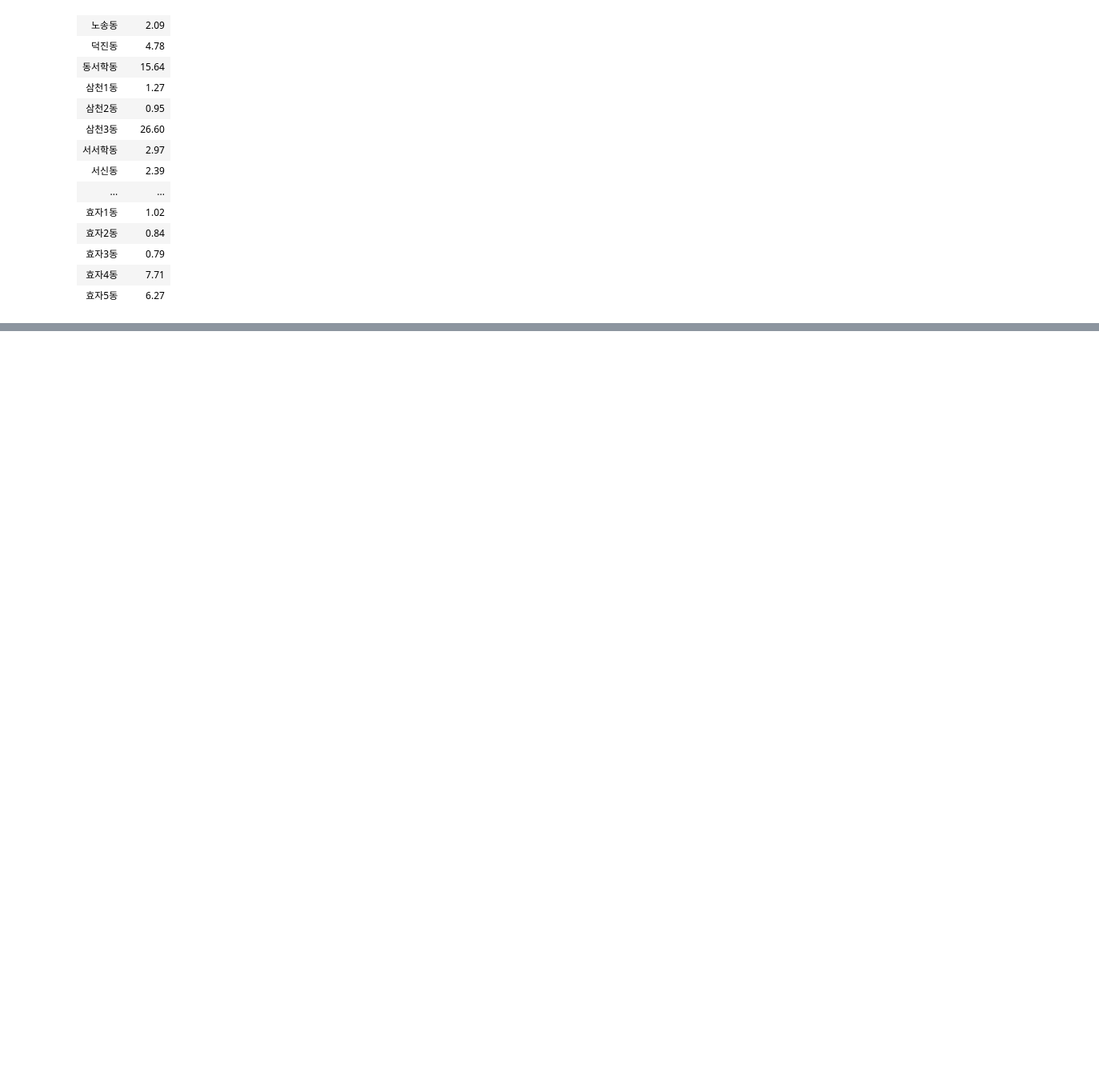
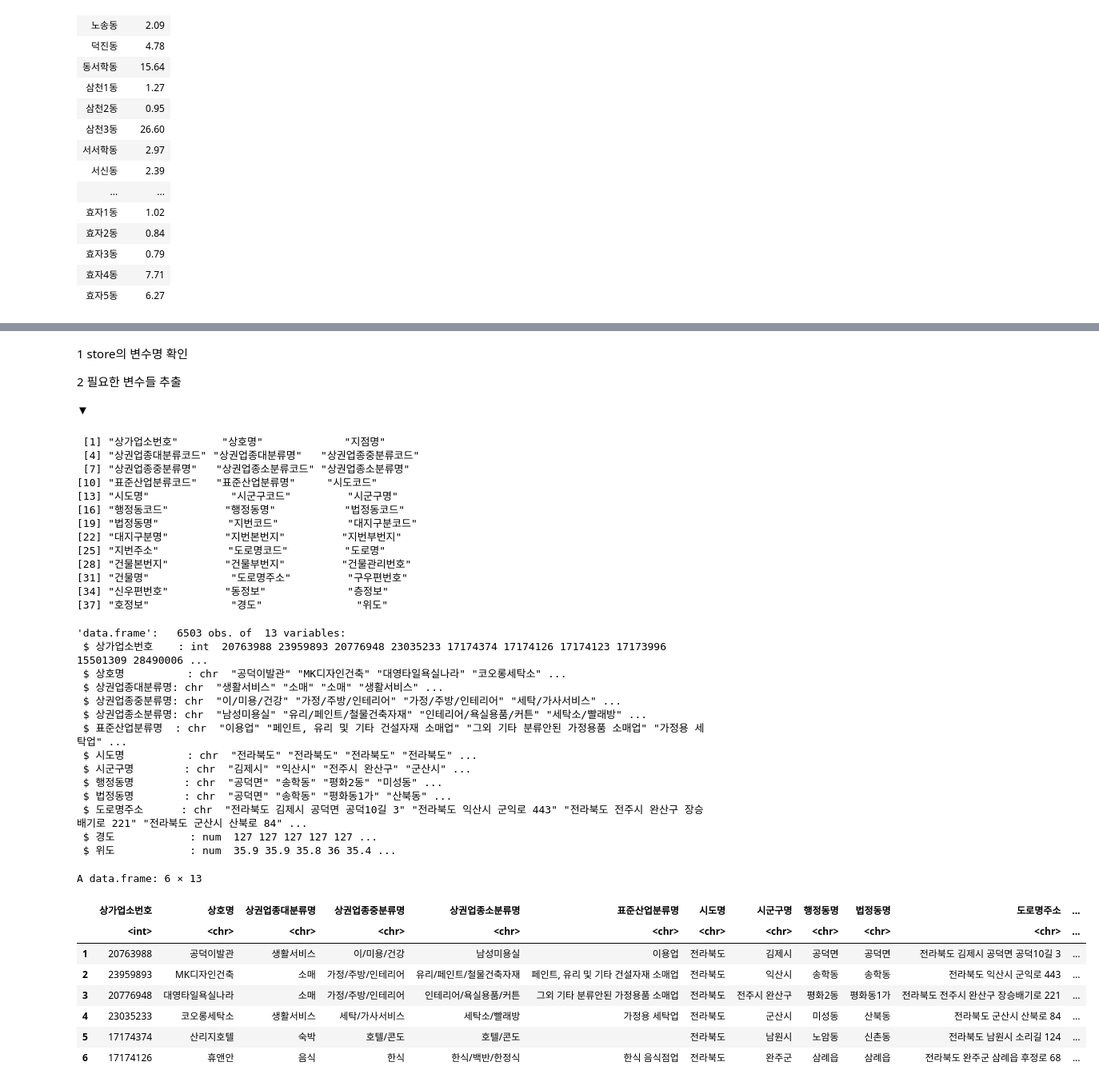
Before and after one commit to ycw0363/jeonju, a Jupyter notebook: 데이터 정리.ipynb, the cells around one changed output, grey strips where cells are left out. Shown: that part at 80% size. Cells and saved outputs as stored; diff of their text form; code cells hidden in the pictures; blank space fills up the shorter version.

```diff
--- a/데이터 정리.ipynb
+++ b/데이터 정리.ipynb
@@ -841,0 +864,48 @@ A data.frame: 35 × 2
+# %% [markdown]
+1 store의 변수명 확인
+
+2 필요한 변수들 추출
+
+▼
+# %%
+names(store)
+store <- store[, c(1,2,5,7,9,11,13,15,17,19,32,38,39)]
+str(store)
+head(store)
+# %% [output]
+ [1] "상가업소번호"       "상호명"             "지점명"
+ [4] "상권업종대분류코드" "상권업종대분류명"   "상권업종중분류코드"
+ [7] "상권업종중분류명"   "상권업종소분류코드" "상권업종소분류명"
+[10] "표준산업분류코드"   "표준산업분류명"     "시도코드"
+[13] "시도명"             "시군구코드"         "시군구명"
+[16] "행정동코드"         "행정동명"           "법정동코드"
+[19] "법정동명"           "지번코드"           "대지구분코드"
+[22] "대지구분명"         "지번본번지"         "지번부번지"
+[25] "지번주소"           "도로명코드"         "도로명"
+[28] "건물본번지"         "건물부번지"         "건물관리번호"
+[31] "건물명"             "도로명주소"         "구우편번호"
+[34] "신우편번호"         "동정보"             "층정보"
+[37] "호정보"             "경도"               "위도"
+'data.frame':   6503 obs. of  13 variables:
+ $ 상가업소번호    : int  20763988 23959893 20776948 23035233 17174374 17174126 17174123 17173996 15501309 28490006 ...
+ $ 상호명          : chr  "공덕이발관" "MK디자인건축" "대영타일욕실나라" "코오롱세탁소" ...
+ $ 상권업종대분류명: chr  "생활서비스" "소매" "소매" "생활서비스" ...
+ $ 상권업종중분류명: chr  "이/미용/건강" "가정/주방/인테리어" "가정/주방/인테리어" "세탁/가사서비스" ...
+ $ 상권업종소분류명: chr  "남성미용실" "유리/페인트/철물건축자재" "인테리어/욕실용품/커튼" "세탁소/빨래방" ...
+ $ 표준산업분류명  : chr  "이용업" "페인트, 유리 및 기타 건설자재 소매업" "그외 기타 분류안된 가정용품 소매업" "가정용 세탁업" ...
+ $ 시도명          : chr  "전라북도" "전라북도" "전라북도" "전라북도" ...
+ $ 시군구명        : chr  "김제시" "익산시" "전주시 완산구" "군산시" ...
+ $ 행정동명        : chr  "공덕면" "송학동" "평화2동" "미성동" ...
+ $ 법정동명        : chr  "공덕면" "송학동" "평화동1가" "산북동" ...
+ $ 도로명주소      : chr  "전라북도 김제시 공덕면 공덕10길 3" "전라북도 익산시 군익로 443" "전라북도 전주시 완산구 장승배기로 221" "전라북도 군산시 산북로 84" ...
+ $ 경도            : num  127 127 127 127 127 ...
+ $ 위도            : num  35.9 35.9 35.8 36 35.4 ...
+A data.frame: 6 × 13
+|  | 상가업소번호 | 상호명 | 상권업종대분류명 | 상권업종중분류명 | 상권업종소분류명 | 표준산업분류명 | 시도명 | 시군구명 | 행정동명 | 법정동명 | 도로명주소 | ... |
+|  | <int> | <chr> | <chr> | <chr> | <chr> | <chr> | <chr> | <chr> | <chr> | <chr> | <chr> | ... |
+| 1 | 20763988 | 공덕이발관 | 생활서비스 | 이/미용/건강 | 남성미용실 | 이용업 | 전라북도 | 김제시 | 공덕면 | 공덕면 | 전라북도 김제시 공덕면 공덕10길 3 | ... |
+| 2 | 23959893 | MK디자인건축 | 소매 | 가정/주방/인테리어 | 유리/페인트/철물건축자재 | 페인트, 유리 및 기타 건설자재 소매업 | 전라북도 | 익산시 | 송학동 | 송학동 | 전라북도 익산시 군익로 443 | ... |
+| 3 | 20776948 | 대영타일욕실나라 | 소매 | 가정/주방/인테리어 | 인테리어/욕실용품/커튼 | 그외 기타 분류안된 가정용품 소매업 | 전라북도 | 전주시 완산구 | 평화2동 | 평화동1가 | 전라북도 전주시 완산구 장승배기로 221 | ... |
+| 4 | 23035233 | 코오롱세탁소 | 생활서비스 | 세탁/가사서비스 | 세탁소/빨래방 | 가정용 세탁업 | 전라북도 | 군산시 | 미성동 | 산북동 | 전라북도 군산시 산북로 84 | ... |
+| 5 | 17174374 | 산리지호텔 | 숙박 | 호텔/콘도 | 호텔/콘도 |  | 전라북도 | 남원시 | 노암동 | 신촌동 | 전라북도 남원시 소리길 124 | ... |
+| 6 | 17174126 | 휴앤안 | 음식 | 한식 | 한식/백반/한정식 | 한식 음식점업 | 전라북도 | 완주군 | 삼례읍 | 삼례읍 | 전라북도 완주군 삼례읍 후정로 68 | ... |
```
Also changed, not shown: parts of 21 cells of this notebook.
